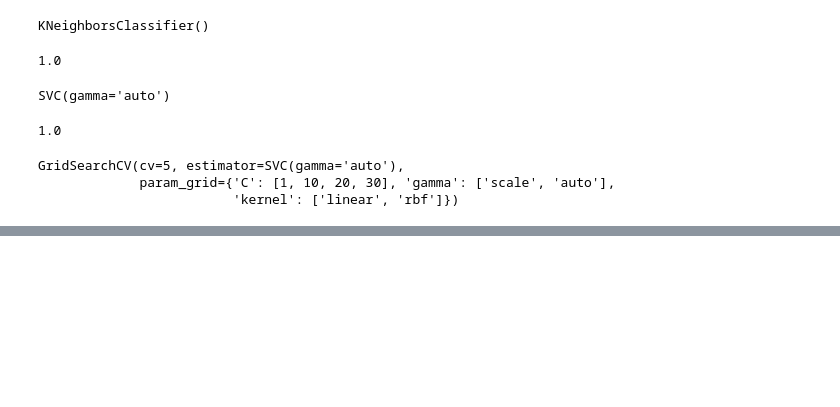
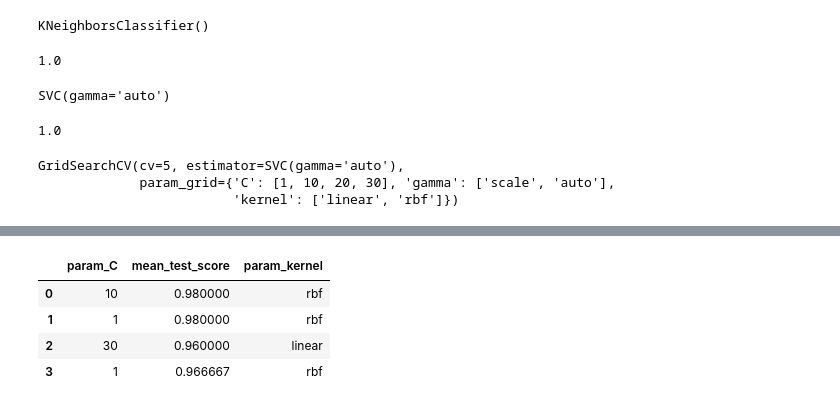
Before and after one commit to raiamartya8-arch/model-tuning, a Jupyter notebook: gridsearch.ipynb, the cells around one changed output, grey strips where cells are left out. Cells and saved outputs as stored; diff of their text form; code cells hidden in the pictures; blank space fills up the shorter version.

```diff
--- a/gridsearch.ipynb
+++ b/gridsearch.ipynb
@@ -105,0 +127,8 @@ results
+# %%
+results_r[['param_C', 'mean_test_score', 'param_kernel']]
+# %% [output]
+|  | param_C | mean_test_score | param_kernel |
+| 0 | 10 | 0.980000 | rbf |
+| 1 | 1 | 0.980000 | rbf |
+| 2 | 30 | 0.960000 | linear |
+| 3 | 1 | 0.966667 | rbf |
```
Also changed, not shown: parts of 7 cells of this notebook.
